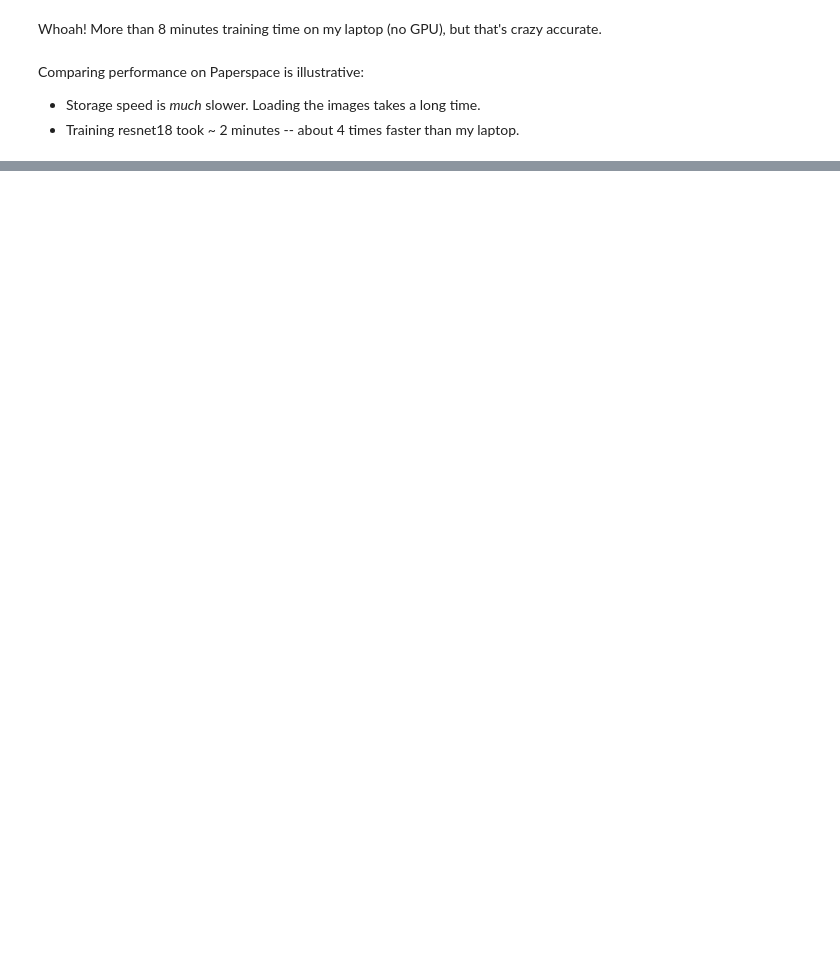
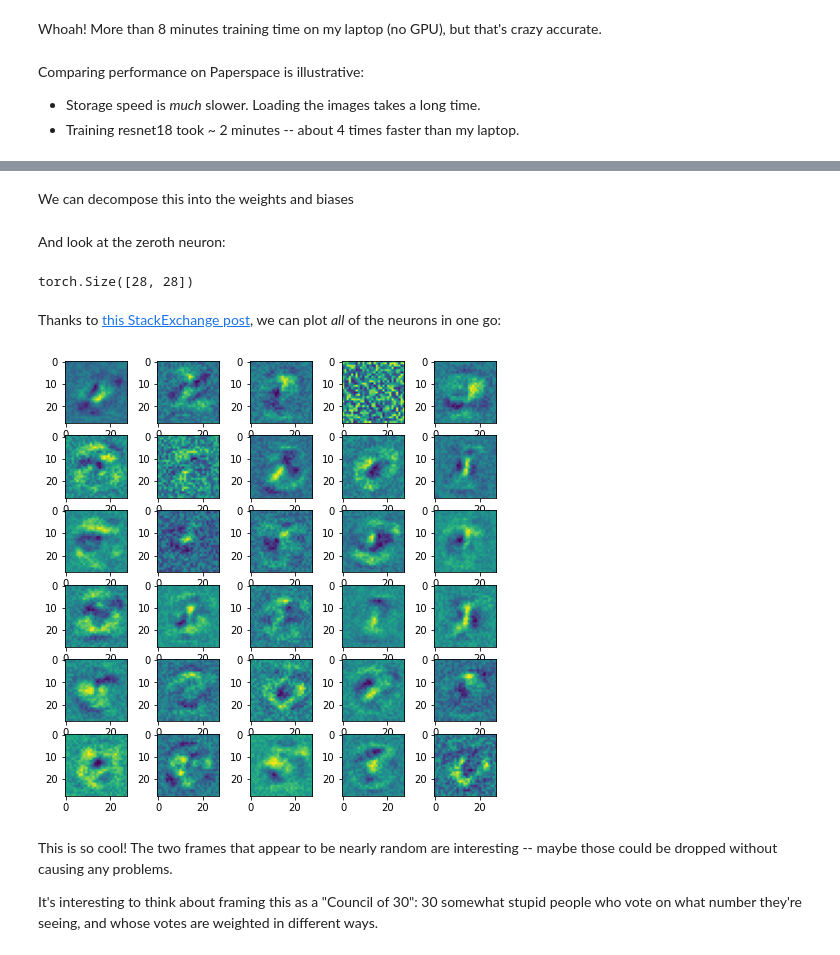
Before and after one commit to chuckmaini/pytorch_notebook_experimentation, a Jupyter notebook: notebooks/Chapter_4-Exercise_2.ipynb, the cells around one changed output, grey strips where cells are left out. Cells and saved outputs as stored; diff of their text form; code cells hidden in the pictures; blank space fills up the shorter version.

```diff
--- a/notebooks/Chapter_4-Exercise_2.ipynb
+++ b/notebooks/Chapter_4-Exercise_2.ipynb
@@ -723,0 +744,2 @@ Comparing performance on Paperspace is illustrative:
+# %% [markdown]
+We can decompose this into the weights and biases
@@ -723,0 +748,27 @@ Comparing performance on Paperspace is illustrative:
+# %% [markdown]
+And look at the zeroth neuron:
+# %%
+w[0].view(28, 28).shape
+# %% [output]
+torch.Size([28, 28])
+# %% [markdown]
+Thanks to [this StackExchange post](https://stackoverflow.com/questions/46615554/how-to-display-multiple-images-in-one-figure-correctly/46616645), we can plot *all* of the neurons in one go:
+# %%
+# https://stackoverflow.com/questions/46615554/how-to-display-multiple-images-in-one-figure-correctly/46616645
+w=28
+h=28
+fig=plt.figure(figsize=(8, 8))
+columns = 5
+rows = 6
+w, b = simple_net[0].parameters()
+for i in range(1, columns*rows + 1):
+    img = w[i-1].view(28, 28).detach().numpy()
+    fig.add_subplot(rows, columns, i)
+    plt.imshow(img)
+plt.show()
+# %% [output]
+[figure, added]
+# %% [markdown]
+This is so cool!  The two frames that appear to be nearly random are interesting -- maybe those could be dropped without causing any problems.
+
+It's interesting to think about framing this as a "Council of 30":  30 somewhat stupid people who vote on what number they're seeing, and whose votes are weighted in different ways.
```
Also changed, not shown: parts of 8 cells of this notebook, 1 other file.
